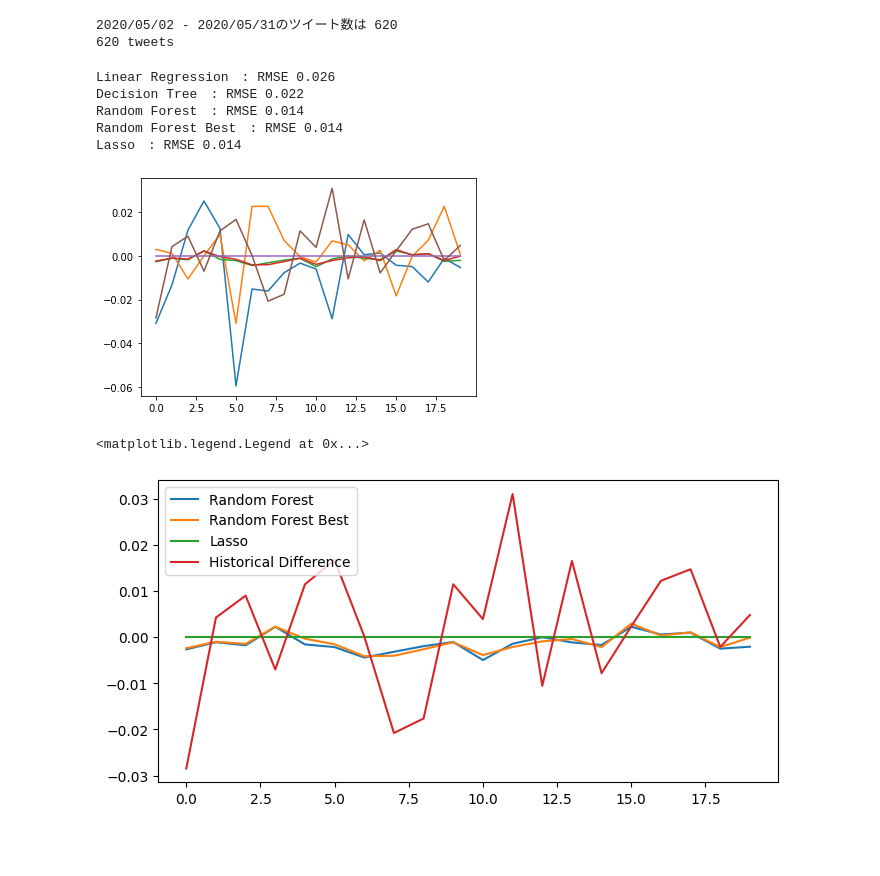
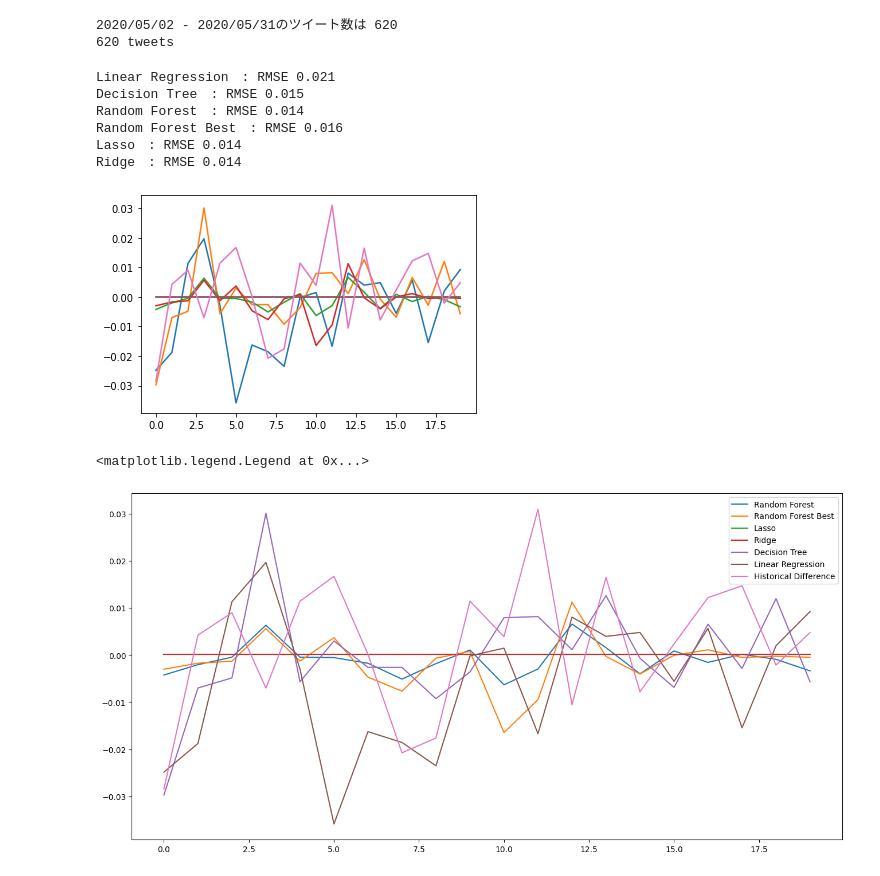
Before and after one commit to katsuki-nagakubo/Trump_Tweets_Word2vec, a Jupyter notebook: trump_tweets_s&p500_relation_ver2.ipynb, the cells around one changed output. Saved outputs shown, nothing was run; the diff lists cells and outputs as text; code cells hidden in the pictures; blank space fills up the shorter version.

```diff
--- a/trump_tweets_s&p500_relation_ver2.ipynb
+++ b/trump_tweets_s&p500_relation_ver2.ipynb
@@ -668,13 +685,10 @@ import matplotlib.pyplot as plt
 class myMLP(nn.Module):
     def __init__(self, in_features, out_features):
         super().__init__()
-        self.ln1 = nn.Linear(in_features, 256)
-        self.ln2 = nn.Linear(256, 128)
-        self.ln3 = nn.Linear(128, 32)
-        self.ln4 = nn.Linear(32, 64)
-        self.ln5 = nn.Linear(64, 32)
-        self.ln6 = nn.Linear(32, 4)
-        self.ln7 = nn.Linear(4, out_features)
+        self.ln1 = nn.Linear(in_features, 64)
+        self.ln2 = nn.Linear(64, 16)
+        self.ln3 = nn.Linear(16, 4)
+        self.ln4 = nn.Linear(4, out_features)
 
     def forward(self, x):
         x = self.ln1(x)
@@ -684,12 +698,7 @@ class myMLP(nn.Module):
         x = self.ln3(x)
         x = F.relu(x)
         x = self.ln4(x)
-        x = F.relu(x)
-        x = self.ln5(x)
-        x = F.relu(x)
-        x = self.ln6(x)
-        x = F.relu(x)
-        x = self.ln7(x)
+
         return x
 # %%
 #分析8 DeepLearning
@@ -811,12 +820,16 @@ df2 = df2.drop(" value", axis=1)
 df3 = df_tweets_tfidf[["date","text"]]
 df3 = df3.groupby(["date"]).count()
 df_tfidf = pd.merge( df3, df2, how="inner" ,on="date")
+df_tfidf['day_of_week'] = pd.to_datetime(df_tfidf['date']).dt.day_name()
 df_tfidf["date"] = pd.to_datetime(df4['date']).astype('int64')
+
+dummy_df = pd.get_dummies(df_tfidf[['day_of_week']], drop_first = False)
+df_tfidf = pd.merge(df_tfidf, dummy_df, left_index=True, right_index=True)
 
 from sklearn.model_selection import train_test_split
 
 target_col = 'dif_log'
-exclude_cols = ['log', 'price', 'dif_log', "date","text"]
+exclude_cols = ['log', 'price', 'dif_log', "date","text","day_of_week"]
 feature_cols = []
 for col in df_tfidf.columns:
     if col not in exclude_cols:
@@ -893,7 +906,7 @@ train2_dataset = TensorDataset(X2_train_tensor, y2_train_tensor)
 train2_loader = DataLoader(train2_dataset, batch_size=100, shuffle=True)
 
 #ネットワークを書く
-net = myMLP(16493,1)
+net = myMLP(16498,1)
 net.parameters
 
 #目的関数を指定（今回は回帰問題のためMSELoss()を使用する）
@@ -1197,7 +1210,7 @@ y = np.array(df4[target_col])
 from sklearn.externals import joblib
 import pickle
 
-files = [("Linear Regression",'/content/lm_model.sav'),("Decision Tree",'/content/dt_model.sav'),("Random Forest",'/content/rf_model.sav'),("Random Forest Best",'/content/rf_best_model.sav'),("Lasso","/content/ls_model.sav")]
+files = [("Linear Regression",'/content/lm_model.sav'),("Decision Tree",'/content/dt_model.sav'),("Random Forest",'/content/rf_model.sav'),("Random Forest Best",'/content/rf_best_model.sav'),("Lasso","/content/ls_model.sav"),("Ridge","/content/rd_model.sav")]
 df_result = pd.DataFrame(df4["dif_log"])
 
 for i,(name,filename) in enumerate(files):
@@ -1211,22 +1224,26 @@ plt.plot(df_result["dif_log"])
 
 plt.show()
 # %% [output]
-Linear Regression　: RMSE 0.026
-Decision Tree　: RMSE 0.022
+Linear Regression　: RMSE 0.021
+Decision Tree　: RMSE 0.015
 Random Forest　: RMSE 0.014
-Random Forest Best　: RMSE 0.014
+Random Forest Best　: RMSE 0.016
 Lasso　: RMSE 0.014
+Ridge　: RMSE 0.014
-[figure, old version]
+[figure, new version]
 # %%
-fig = plt.figure(figsize=(8,4),dpi=100)
+fig = plt.figure(figsize=(16,8),dpi=100)
 rf = plt.plot(df_result["Random Forest"])
 rf_b =plt.plot(df_result["Random Forest Best"])
 ls =plt.plot(df_result["Lasso"])
+rd =plt.plot(df_result["Ridge"])
+dt = plt.plot(df_result["Decision Tree"])
+ln = plt.plot(df_result["Linear Regression"])
 sp = plt.plot(df_result["dif_log"])
-plt.legend((rf[0], rf_b[0],ls[0],sp[0]), ("Random Forest", "Random Forest Best", "Lasso","Historical Difference"), loc=2)
+plt.legend((rf[0], rf_b[0], ls[0], rd[0], dt[0], ln[0], sp[0]), ("Random Forest", "Random Forest Best", "Lasso", "Ridge", "Decision Tree","Linear Regression", "Historical Difference"), loc=0)
 # %% [output]
 <matplotlib.legend.Legend at 0x...>
-[figure, old version]
+[figure, new version]
 # %%
 #上手くいってない
 #分析6 Doc2Vecでツイートをクラスタリングする①
```
Also changed, not shown: parts of 20 cells of this notebook.
